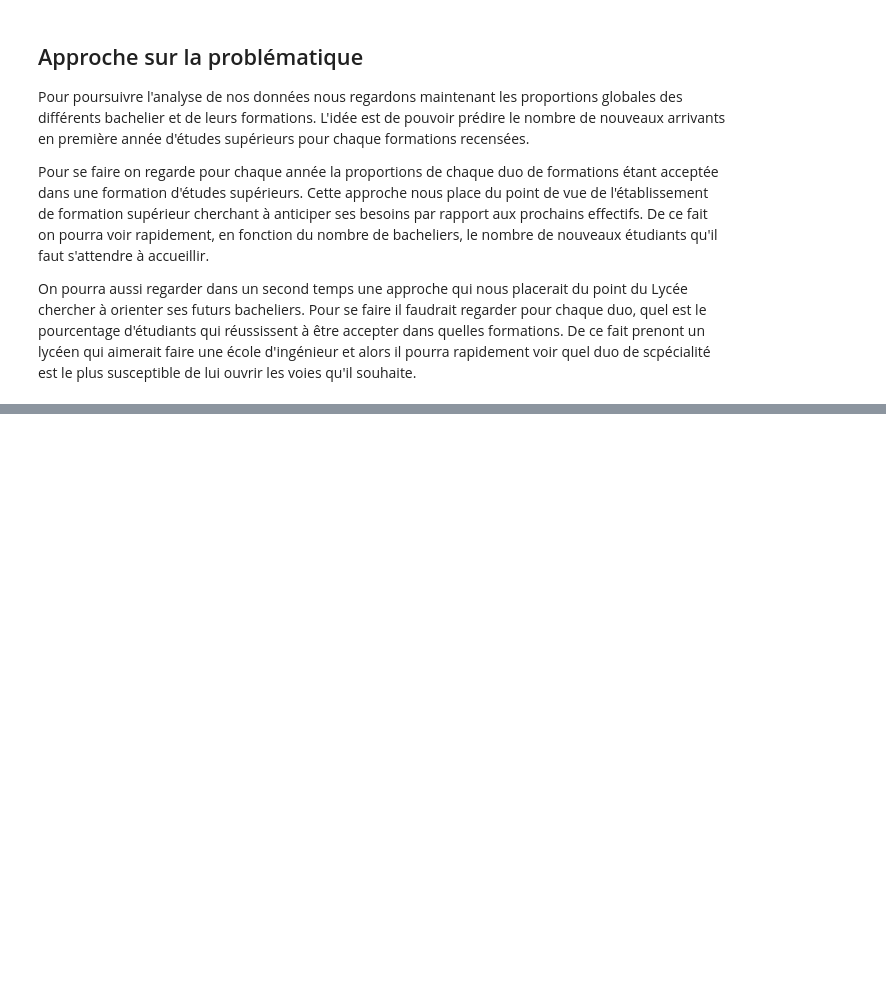
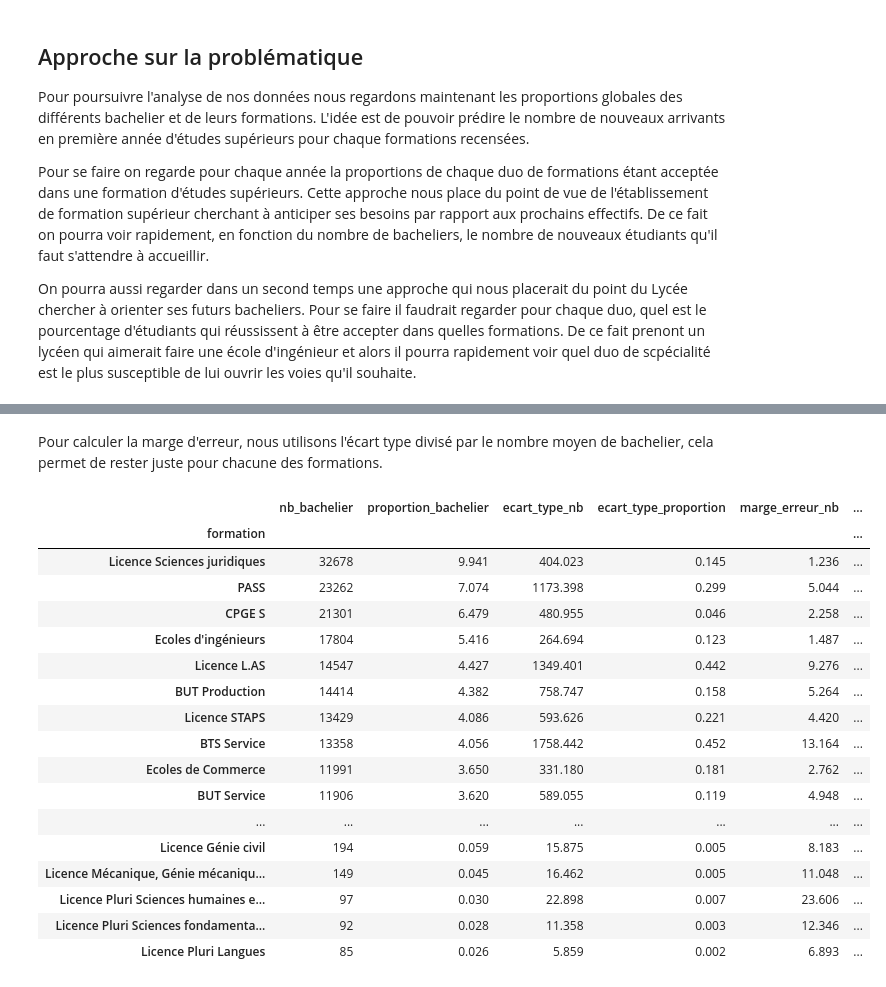
Before and after one commit to vraus/Projet_FDD, a Jupyter notebook: main.ipynb, the cells around one changed output, grey strips where cells are left out. Cells and saved outputs as stored; diff of their text form; code cells hidden in the pictures; blank space fills up the shorter version.

Commit message:
Ecart type et marge d'erreur

```diff
--- a/main.ipynb
+++ b/main.ipynb
@@ -306,0 +321,6 @@ df_tmp.head(500)
+# %%
+df_bachelier_mean = df_bachelier[["formation","nb_bachelier","proportion_bachelier"]].groupby(by="formation").mean()
+df_bachelier_mean["nb_bachelier"] = df_bachelier_mean["nb_bachelier"].round(0).astype(int)
+df_bachelier_mean["proportion_bachelier"] = df_bachelier_mean["proportion_bachelier"].round(3)
+# %%
+df_bachelier_mean = df_bachelier_mean.sort_values(by="nb_bachelier", ascending=False)
@@ -306,0 +331,4 @@ df_tmp.head(500)
+# %%
+df_bachelier_mean["ecart_type_nb"] = df_bachelier.groupby(by="formation")["nb_bachelier"].std().round(3)
+df_bachelier_mean["ecart_type_proportion"] = df_bachelier.groupby(by="formation")["proportion_bachelier"].std().round(3)
+df_bachelier_mean.head(10)
@@ -306,0 +348,26 @@ df_tmp.head(500)
+# %% [markdown]
+Pour calculer la marge d'erreur, nous utilisons l'écart type divisé par le nombre moyen de bachelier, cela permet de rester juste pour chacune des formations.
+# %%
+df_bachelier_mean["marge_erreur_nb"]=((df_bachelier_mean["ecart_type_nb"]/df_bachelier_mean["nb_bachelier"])*100).round(3)
+df_bachelier_mean["marge_erreur_proportion"]=((df_bachelier_mean["ecart_type_proportion"]/df_bachelier_mean["proportion_bachelier"])*100).round(3)
+# %%
+df_bachelier_mean.head(60)
+# %% [output]
+|  | nb_bachelier | proportion_bachelier | ecart_type_nb | ecart_type_proportion | marge_erreur_nb | ... |
+| formation |  |  |  |  |  | ... |
+| Licence Sciences juridiques | 32678 | 9.941 | 404.023 | 0.145 | 1.236 | ... |
+| PASS | 23262 | 7.074 | 1173.398 | 0.299 | 5.044 | ... |
+| CPGE S | 21301 | 6.479 | 480.955 | 0.046 | 2.258 | ... |
+| Ecoles d'ingénieurs | 17804 | 5.416 | 264.694 | 0.123 | 1.487 | ... |
+| Licence L.AS | 14547 | 4.427 | 1349.401 | 0.442 | 9.276 | ... |
+| BUT Production | 14414 | 4.382 | 758.747 | 0.158 | 5.264 | ... |
+| Licence STAPS | 13429 | 4.086 | 593.626 | 0.221 | 4.420 | ... |
+| BTS Service | 13358 | 4.056 | 1758.442 | 0.452 | 13.164 | ... |
+| Ecoles de Commerce | 11991 | 3.650 | 331.180 | 0.181 | 2.762 | ... |
+| BUT Service | 11906 | 3.620 | 589.055 | 0.119 | 4.948 | ... |
+| ... | ... | ... | ... | ... | ... | ... |
+| Licence Génie civil | 194 | 0.059 | 15.875 | 0.005 | 8.183 | ... |
+| Licence Mécanique, Génie mécaniqu... | 149 | 0.045 | 16.462 | 0.005 | 11.048 | ... |
+| Licence Pluri Sciences humaines e... | 97 | 0.030 | 22.898 | 0.007 | 23.606 | ... |
+| Licence Pluri Sciences fondamenta... | 92 | 0.028 | 11.358 | 0.003 | 12.346 | ... |
+| Licence Pluri Langues | 85 | 0.026 | 5.859 | 0.002 | 6.893 | ... |
```
Also changed, not shown: parts of 8 cells of this notebook.
